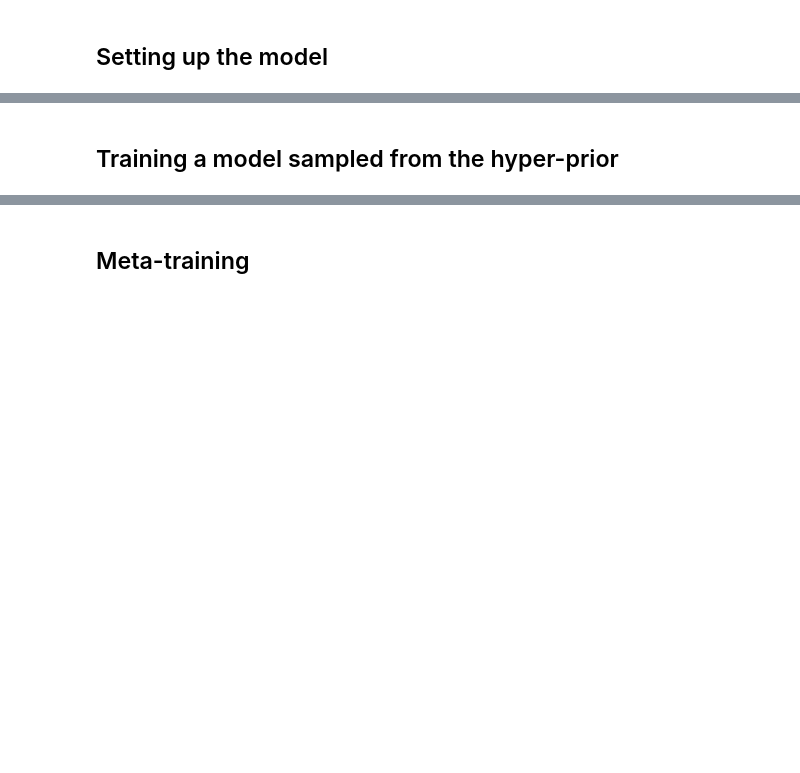
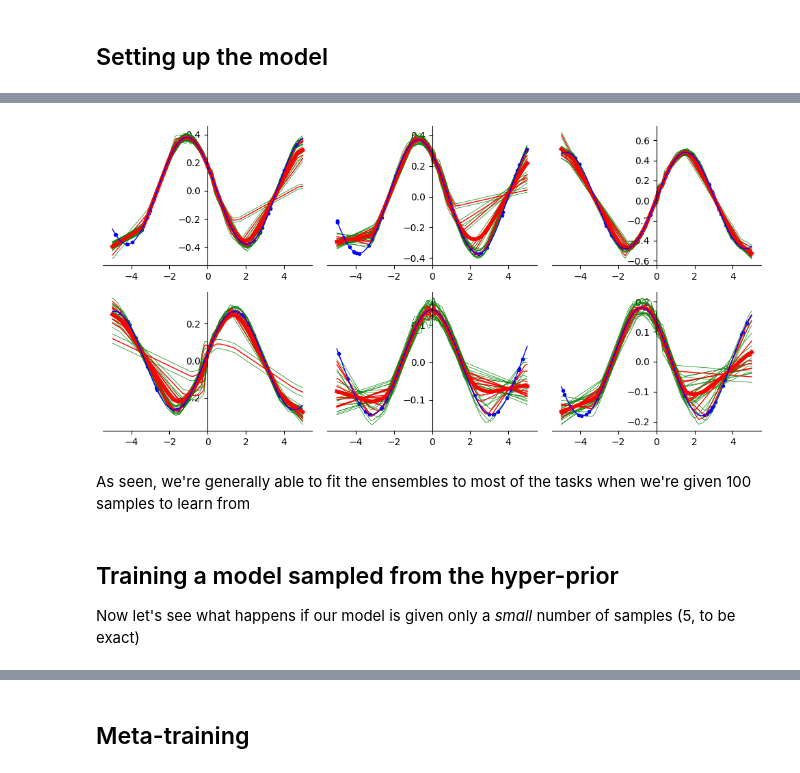
Before and after one commit to yardenas/jax-pacoh-nn, a Jupyter notebook: demo.ipynb, the cells around one changed output, grey strips where cells are left out. Cells and saved outputs as stored; diff of their text form; code cells hidden in the pictures; blank space fills up the shorter version.

Commit message:
PACOH runs, not working yet

```diff
--- a/demo.ipynb
+++ b/demo.ipynb
@@ -11,12 +14,13 @@ import sinusoid_regression_dataset
 # %% [markdown]
 ## Setting up the dataset and prediction function
 # %%
-dataset = sinusoid_regression_dataset.SinusoidRegression(16, 5, 50)
+dataset = sinusoid_regression_dataset.SinusoidRegression(16, 5, 5)
 
 def net(x):
-    x = hk.nets.MLP((32, 32, 32, 32, 2))(x)
-    mu, stddev = jnp.split(x, 2, -1)
-    return mu, stddev
+    x = hk.nets.MLP((32, 32, 32, 32, 1))(x)
+    mu = x
+    stddev = hk.get_parameter("stddev", [], init=lambda shape, dtype: jnp.ones(shape, dtype) * 1e-3)
+    return mu, stddev * jnp.ones_like(mu)
 # %% [markdown]
 ## Plotting
 # %%
@@ -73,12 +82,16 @@ import optax
 init, apply = hk.without_apply_rng(hk.transform(net))
 example = next(dataset.train_set)[0][0]
 seed_sequence = hk.PRNGSequence(666)
+mean_prior_over_mus = jax.tree_map(
+    jnp.zeros_like, init(next(seed_sequence), example)
+)
+mean_prior_over_stddevs = jax.tree_map(jnp.zeros_like, mean_prior_over_mus)
 hyper_prior = models.ParamsMeanField(
-    jax.tree_map(jnp.zeros_like, init(next(seed_sequence), example))
+    models.ParamsMeanField(mean_prior_over_mus, mean_prior_over_stddevs),
+    1e-3,
 )
 n_particles = 10
 init = jax.vmap(init, (0, None))
-prior_particles = init(jnp.asarray(seed_sequence.take(n_particles)), example)
-prior = models.ParamsMeanField(prior_particles)
-opt = optax.flatten(optax.adam(2e-3))
-opt_state = opt.init(prior_particles)
+particles_mus = init(jnp.asarray(seed_sequence.take(n_particles)), example)
+particle_stddevs = jax.tree_map(lambda x: jnp.ones_like(x) * 1e-4, particles_mus)
+hyper_posterior = models.ParamsMeanField(particles_mus, particle_stddevs)
@@ -87,3 +101,22 @@ No GPU/TPU found, falling back to CPU. (Set TF_CPP_MIN_LOG_LEVEL=0 and rerun for
+# %%
+easy_dataset = sinusoid_regression_dataset.SinusoidRegression(16, 5, 50)
+
+infer_posteriors = jax.vmap(
+    pacoh.infer_posterior, in_axes=(0, 0, None, None, None, None, None)
+)
+
+(context_x, context_y), (test_x, test_y) = next(easy_dataset.test_set)
+posteriors, losses = infer_posteriors(
+    context_x, context_y, hyper_posterior, apply, next(seed_sequence), 1000, 3e-4
+)
+predict = jax.vmap(pacoh.predict, (0, 0, None))
+predictions = predict(posteriors, test_x, apply)
+plot(context_x, context_y, test_x, test_y, predictions)
+# %% [output]
+[figure, added]
+# %% [markdown]
+As seen, we're generally able to fit the ensembles to most of the tasks when we're given 100 samples to learn from
 # %% [markdown]
 ## Training a model sampled from the hyper-prior
+Now let's see what happens if our model is given only a _small_ number of samples (5, to be exact)
 # %%
```
Also changed, not shown: parts of 10 cells of this notebook, 3 other files.
